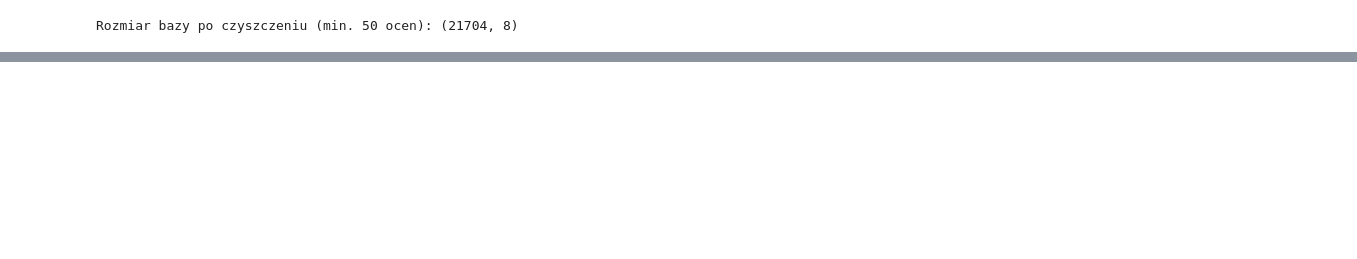
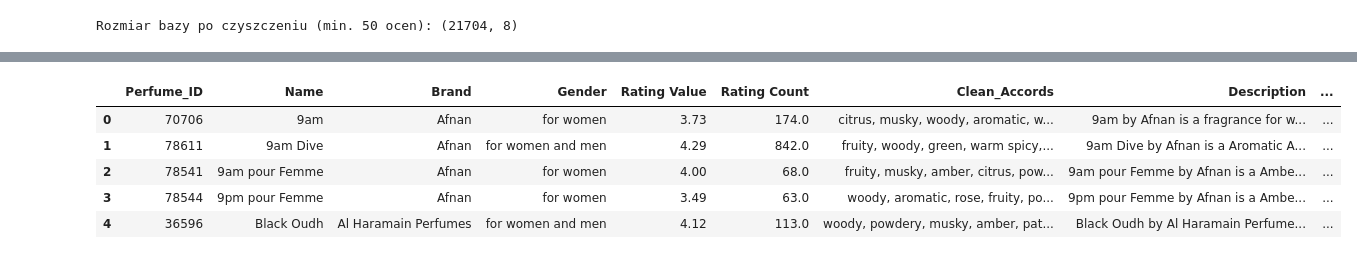
Before and after one commit to adamdobrogowski/semantic-perfume-search-app, a Jupyter notebook: data_cleaning.ipynb, the cells around one changed output, grey strips where cells are left out. Cells and saved outputs as stored; diff of their text form; code cells hidden in the pictures; blank space fills up the shorter version.

```diff
--- a/data_cleaning.ipynb
+++ b/data_cleaning.ipynb
@@ -31,3 +31,12 @@ df_cleaned = df_cleaned.reset_index(drop=True)
 print(f"Rozmiar bazy po czyszczeniu (min. {MIN_RATINGS} ocen): {df_cleaned.shape}")
 # %% [output]
 Rozmiar bazy po czyszczeniu (min. 50 ocen): (21704, 8)
+# %%
+import ast
+
+def clean_accords(accord_string):
+    try:
+        accords_list = ast.literal_eval(accord_string)
+        return ", ".join(accords_list)
+    except:
+        return ""
@@ -33,0 +79,20 @@ Rozmiar bazy po czyszczeniu (min. 50 ocen): (21704, 8)
+# %%
+def extract_clean_name(row):
+    full_name = str(row['Name']).strip()
+    gender_val = str(row['Gender']).strip()
+    brand_val = str(row['Brand']).strip()
+
+    if full_name.endswith(gender_val):
+        full_name = full_name[:-len(gender_val)].strip()
+
+    if full_name.lower().endswith(brand_val.lower()):
+        full_name = full_name[:-len(brand_val)].strip()
+
+    return full_name
+# %%
+df_cleaned['Clean_Name'] = df_cleaned.apply(extract_clean_name, axis=1)
+
+df_cleaned['Semantic_Text'] = "Perfume: " + df_cleaned['Clean_Name'] + " by " + df_cleaned['Brand'] + ". " + df_cleaned['Description'] + " Main accords: " + df_cleaned['Clean_Accords'] + "."
+
+print("Porównanie starej nazwy i nowej, czystej nazwy")
+print(df_cleaned[['Name', 'Brand', 'Gender', 'Clean_Name']].head(5).to_string())
@@ -33,0 +107,18 @@ Rozmiar bazy po czyszczeniu (min. 50 ocen): (21704, 8)
+# %%
+df_cleaned = df_cleaned.drop(columns=['Name'])
+df_cleaned = df_cleaned.rename(columns={'Clean_Name': 'Name'})
+new_order = [
+    'Perfume_ID', 'Name', 'Brand', 'Gender', 'Rating Value', 'Rating Count',
+    'Clean_Accords', 'Description', 'Semantic_Text', 'url', 'Main Accords'
+]
+
+df_cleaned = df_cleaned[new_order]
+
+df_cleaned.head()
+# %% [output]
+|  | Perfume_ID | Name | Brand | Gender | Rating Value | Rating Count | Clean_Accords | Description | ... |
+| 0 | 70706 | 9am | Afnan | for women | 3.73 | 174.0 | citrus, musky, woody, aromatic, w... | 9am by Afnan is a fragrance for w... | ... |
+| 1 | 78611 | 9am Dive | Afnan | for women and men | 4.29 | 842.0 | fruity, woody, green, warm spicy,... | 9am Dive by Afnan is a Aromatic A... | ... |
+| 2 | 78541 | 9am pour Femme | Afnan | for women | 4.00 | 68.0 | fruity, musky, amber, citrus, pow... | 9am pour Femme by Afnan is a Ambe... | ... |
+| 3 | 78544 | 9pm pour Femme | Afnan | for women | 3.49 | 63.0 | woody, aromatic, rose, fruity, po... | 9pm pour Femme by Afnan is a Ambe... | ... |
+| 4 | 36596 | Black Oudh | Al Haramain Perfumes | for women and men | 4.12 | 113.0 | woody, powdery, musky, amber, pat... | Black Oudh by Al Haramain Perfume... | ... |
```
Also changed, not shown: parts of 3 cells of this notebook.
